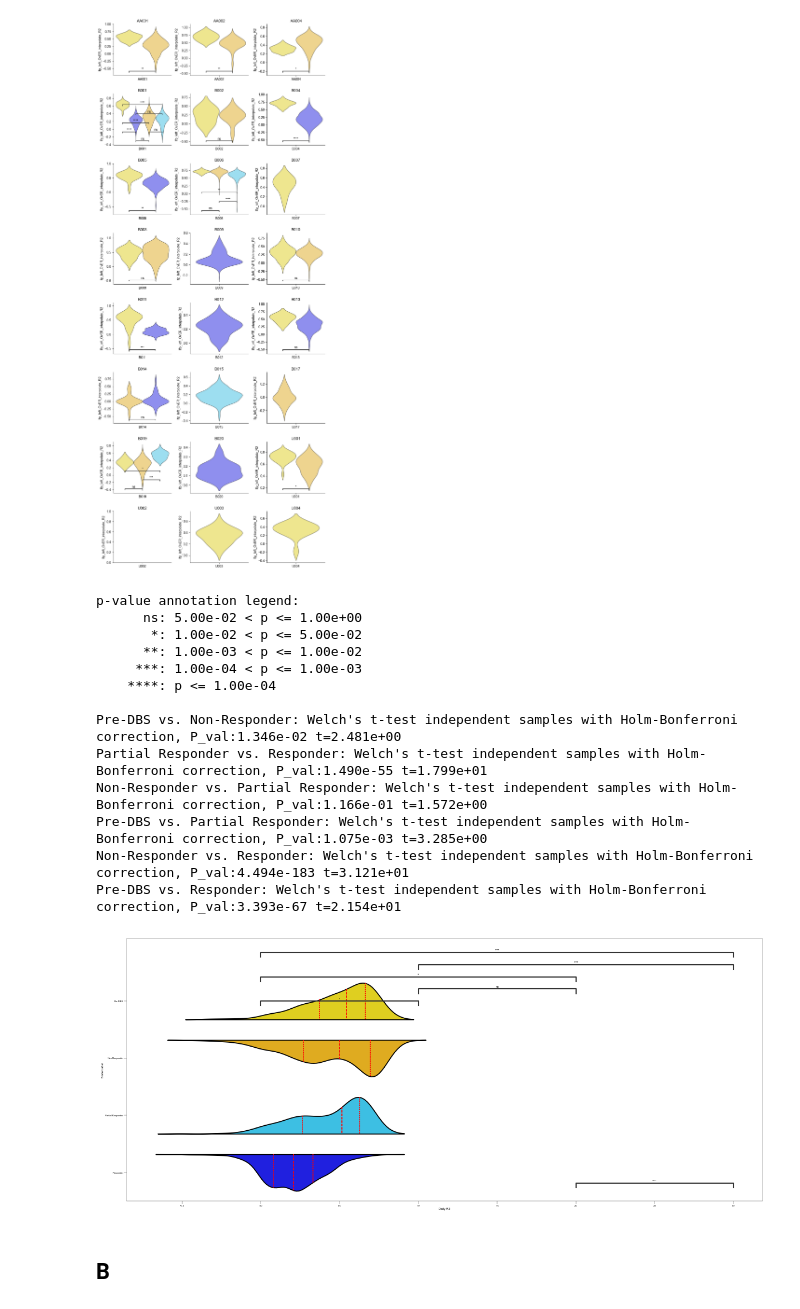
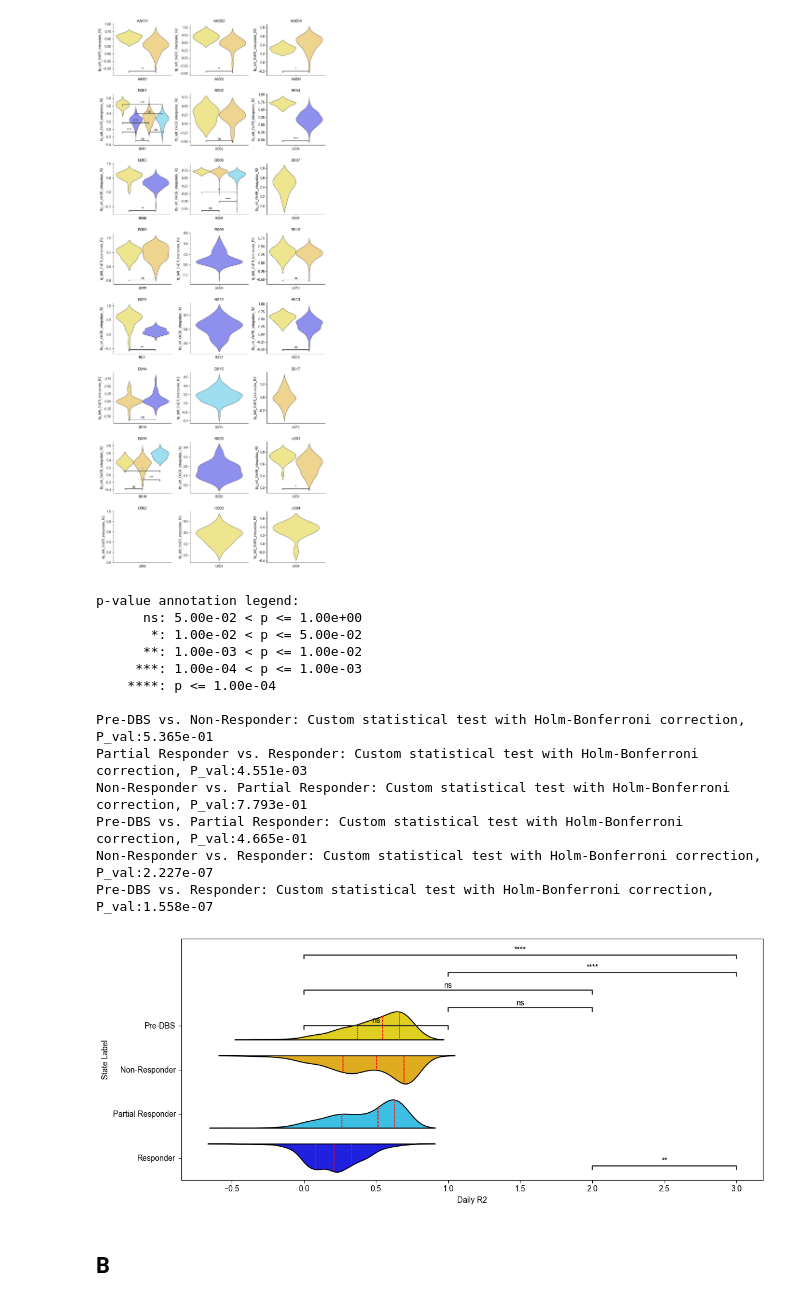
Before and after one commit to ProvenzaLab/PerceptPredictability, a Jupyter notebook: supplemental.ipynb, the cells around one changed output. Saved outputs shown, nothing was run; the diff lists cells and outputs as text; code cells hidden in the pictures.

Commit message:
ESS correction for pooled partial responder comparison

```diff
--- a/supplemental.ipynb
+++ b/supplemental.ipynb
@@ -361,36 +361,53 @@ U001_Pre-DBS vs. U001_Non-Responder: Custom statistical test with Holm-Bonferron
 # %%
 fig, ax = plt.subplots(1, 1, figsize=(12, 5))
 states = ['Pre-DBS', 'Non-Responder', 'Partial Responder', 'Responder']
 
 # Grouped clinical state boxplot comparison
 plot_df = partial_df.query('state_label_str in @states and ~pt_id.str.contains("AA").values').drop_duplicates(subset=['days_since_dbs', 'pt_id'])
 feature = 'lfp_left_OvER_interpolate_R2'
 bp = sns.violinplot(plot_df, x=feature, y='state_label_str', inner='quart', palette=COL_PAL, ax=ax, legend=False, width=0.8, gap=0.2, order=states, split=True, inner_kws=dict(color='red'))
 
 ax.set_xlabel('Daily R2')
 ax.set_ylabel('State Label')
 
 pairs = list(combinations(plot_df.state_label_str.unique(), 2))
+
+pvalues = []
+for (s1, s2) in pairs:
+    group1, days1 = get_values_and_days(plot_df, s1)
+    group2, days2 = get_values_and_days(plot_df, s2)
+    days1 = [i for i in range(len(days1))]
+    days2 = [i for i in range(len(days2))]
+    _, p = ttest_ind_with_neff_correction(group1, group2, days1, days2)
+    pvalues.append(p)
+
 annot = Annotator(bp, pairs, data=plot_df, x='state_label_str', y=feature, width=1, gap=0.1, order=states)
-annot.configure(test='t-test_welch', text_format='star', loc='inside', verbose=2, comparisons_correction='HB', correction_format='replace')
-annot.apply_and_annotate()
+annot.configure(
+            test=None,                 # tell it not to run an internal test
+            text_format='star',
+            loc='inside',
+            verbose=1,
+            comparisons_correction='HB',
+            correction_format='replace',
+        )
+annot.set_pvalues_and_annotate(pvalues)
 fig.tight_layout()
 plt.show()
 # %% [output]
 p-value annotation legend:
       ns: 5.00e-02 < p <= 1.00e+00
        *: 1.00e-02 < p <= 5.00e-02
       **: 1.00e-03 < p <= 1.00e-02
      ***: 1.00e-04 < p <= 1.00e-03
     ****: p <= 1.00e-04
 
-Pre-DBS vs. Non-Responder: Welch's t-test independent samples with Holm-Bonferroni correction, P_val:1.346e-02 t=2.481e+00
-Partial Responder vs. Responder: Welch's t-test independent samples with Holm-Bonferroni correction, P_val:1.490e-55 t=1.799e+01
-Non-Responder vs. Partial Responder: Welch's t-test independent samples with Holm-Bonferroni correction, P_val:1.166e-01 t=1.572e+00
-Pre-DBS vs. Partial Responder: Welch's t-test independent samples with Holm-Bonferroni correction, P_val:1.075e-03 t=3.285e+00
-Non-Responder vs. Responder: Welch's t-test independent samples with Holm-Bonferroni correction, P_val:4.494e-183 t=3.121e+01
-Pre-DBS vs. Responder: Welch's t-test independent samples with Holm-Bonferroni correction, P_val:3.393e-67 t=2.154e+01
+Pre-DBS vs. Non-Responder: Custom statistical test with Holm-Bonferroni correction, P_val:5.365e-01
+Partial Responder vs. Responder: Custom statistical test with Holm-Bonferroni correction, P_val:4.551e-03
+Non-Responder vs. Partial Responder: Custom statistical test with Holm-Bonferroni correction, P_val:7.793e-01
+Pre-DBS vs. Partial Responder: Custom statistical test with Holm-Bonferroni correction, P_val:4.665e-01
+Non-Responder vs. Responder: Custom statistical test with Holm-Bonferroni correction, P_val:2.227e-07
+Pre-DBS vs. Responder: Custom statistical test with Holm-Bonferroni correction, P_val:1.558e-07
-[figure, old version]
+[figure, new version]
 # %% [markdown]
 ## B
 # %%
```
